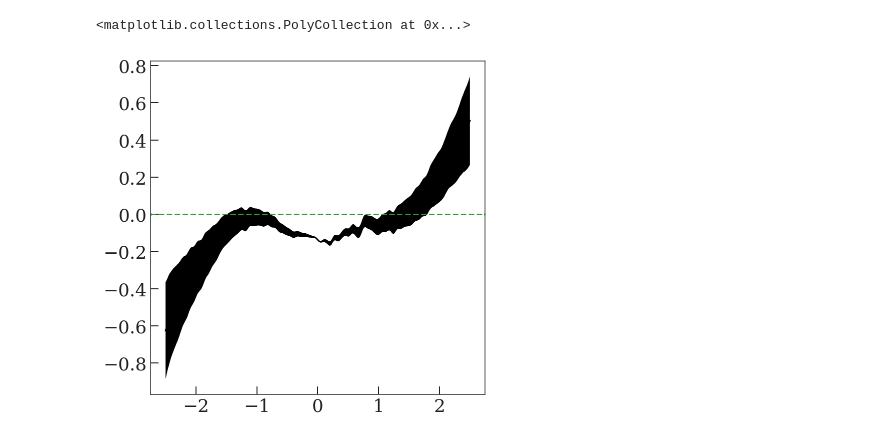
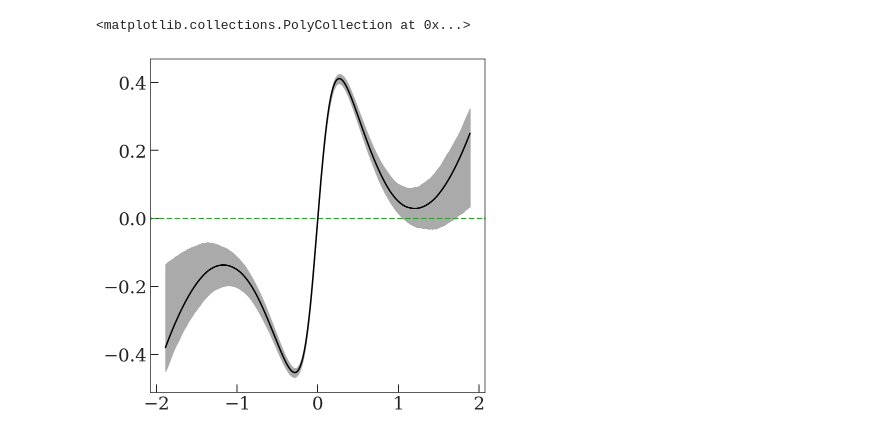
Before and after one commit to adrn/empirical-af, a Jupyter notebook: scripts/Figure-Jason-sims.ipynb, the cells around one changed output. Cells and saved outputs as stored; diff of their text form; code cells hidden in the pictures.

```diff
--- a/scripts/Figure-Jason-sims.ipynb
+++ b/scripts/Figure-Jason-sims.ipynb
@@ -452,0 +78,7 @@ TODO: What units are these accelerations in??
+# %%
+accs = []
+zgrid = np.linspace(-1, 1, 512) * max_z
+for p in mcmc_params:
+    acc = model.get_acceleration(zgrid, p)
+    accs.append(acc.value)
+accs = accs * acc.unit
@@ -470,22 +123,29 @@ TODO: interpolate true acc
+# %%
+a_unit = u.km / u.s / u.Myr
+
+xyz_grid = np.zeros((3, zgrid.size)) * u.kpc
+xyz_grid[0] = R0
+xyz_grid[2] = zgrid
+true_acc = gala_pot.acceleration(xyz_grid)[2]
+
+accs = accs.to(a_unit)
+daccs = accs.T - true_acc[:, None]
+# %%
+MAP_idx = mcmc_states.logdensity.argmax()
+MAP_params = mcmc_params[MAP_idx]
+# %%
+bestfit_acc = model.get_acceleration(zgrid, res_params).to(a_unit)
+MAP_acc = model.get_acceleration(zgrid, MAP_params).to(a_unit)
 # %%
-bestfit_acc = model.label_model.get_acceleration(zgrid, res.params)
-
-true_acc_interp = InterpolatedUnivariateSpline(true_zz, true_acc)
-dacc = bestfit_acc.to_value(a_unit) - true_acc_interp(zgrid)
-
 plt.axhline(0.0, ls="--", color="tab:green")
-plt.plot(zgrid.value, dacc, marker="", color="k")
+plt.plot(zgrid.value, MAP_acc - true_acc, marker="", color="k")
 plt.fill_between(
     zgrid.value,
-    dacc - total_acc_err.to_value(a_unit),
-    dacc + total_acc_err.to_value(a_unit),
+    (np.nanpercentile(daccs, 16, axis=1)).to_value(a_unit),
+    (np.nanpercentile(daccs, 84, axis=1)).to_value(a_unit),
+    zorder=-10,
+    color="#aaaaaa",
 )
-# plt.fill_between(
-#     zgrid.value,
-#     (np.nanpercentile(oti_accs.T, 16, axis=1) - true_acc[2]).to_value(a_unit),
-#     (np.nanpercentile(oti_accs.T, 84, axis=1) - true_acc[2]).to_value(a_unit),
-# )
-# plt.ylim(-0.1, 0.1)
 # %% [output]
 <matplotlib.collections.PolyCollection at 0x...>
-[figure, old version]
+[figure, new version]
```
Also changed, not shown: parts of 75 cells of this notebook, 12 other files.
